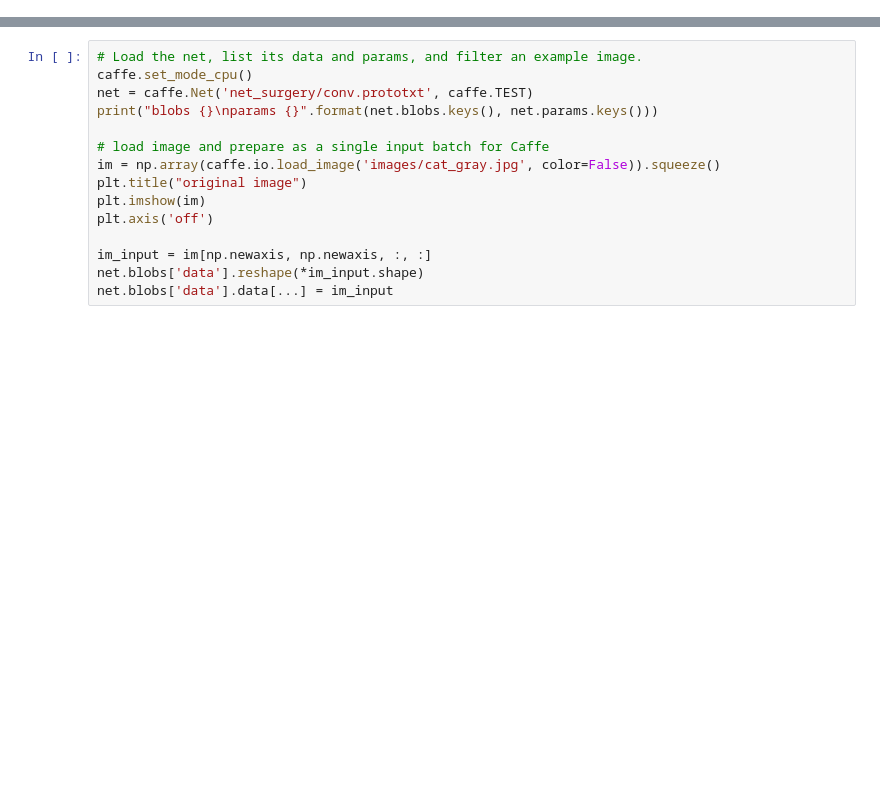
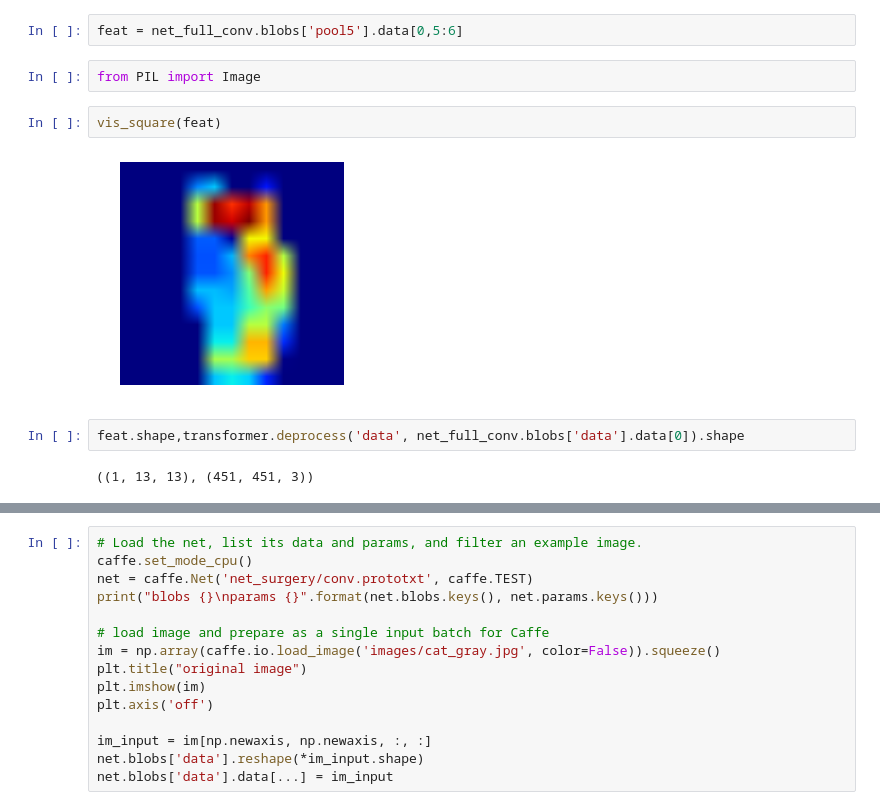
Before and after one commit to ybdong/paper, a Jupyter notebook: filter.ipynb, the cells around one changed output, grey strips where cells are left out. Saved outputs shown, nothing was run; the diff lists cells and outputs as text; blank space fills up the shorter version.

```diff
--- a/filter.ipynb
+++ b/filter.ipynb
@@ -16,0 +156,12 @@ import caffe
+# %%
+feat = net_full_conv.blobs['pool5'].data[0,5:6]
+# %%
+from PIL import Image
+# %%
+vis_square(feat)
+# %% [output]
+[figure, added]
+# %%
+feat.shape,transformer.deprocess('data', net_full_conv.blobs['data'].data[0]).shape
+# %% [output]
+((1, 13, 13), (451, 451, 3))
```
Also changed, not shown: parts of 17 cells of this notebook.
